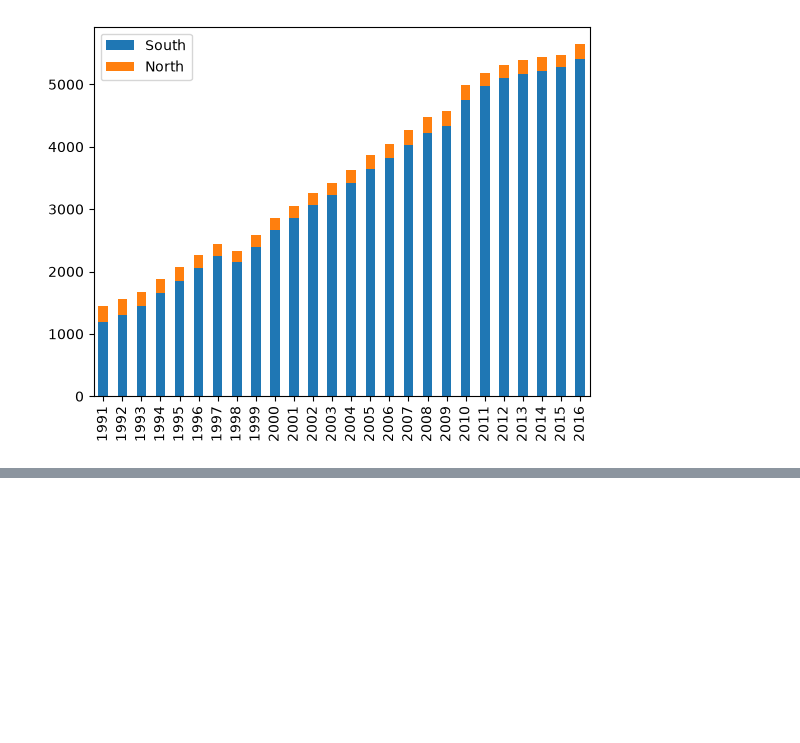
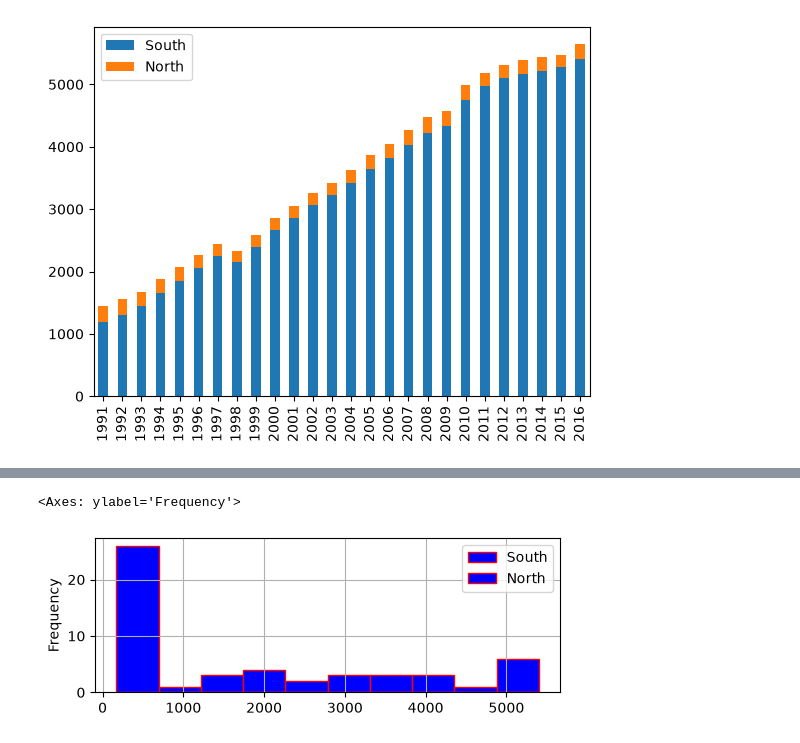
Before and after one commit to YoonTae98/18_data_analytics, a Jupyter notebook: 03_데이터살펴보기/03_판다스내장그래프도구.ipynb, the cells around one changed output, grey strips where cells are left out. Drawn from its saved outputs; the diff is of its cells as text; code cells hidden in the pictures; blank space fills up the shorter version.

```diff
--- a/03_판다스내장그래프도구.ipynb
+++ b/03_데이터살펴보기/03_판다스내장그래프도구.ipynb
@@ -106,0 +133,12 @@ tdf_ns.plot(kind="bar", stacked=True)
+# %%
+tdf_ns.plot(
+    kind="hist",
+    alpha=1,
+    figsize=(6, 2),
+    grid=True,
+    color="blue",
+    edgecolor="red"
+)
+# %% [output]
+<Axes: ylabel='Frequency'>
+[figure, added]
```
Also changed, not shown: parts of 6 cells of this notebook, 5 other files.
